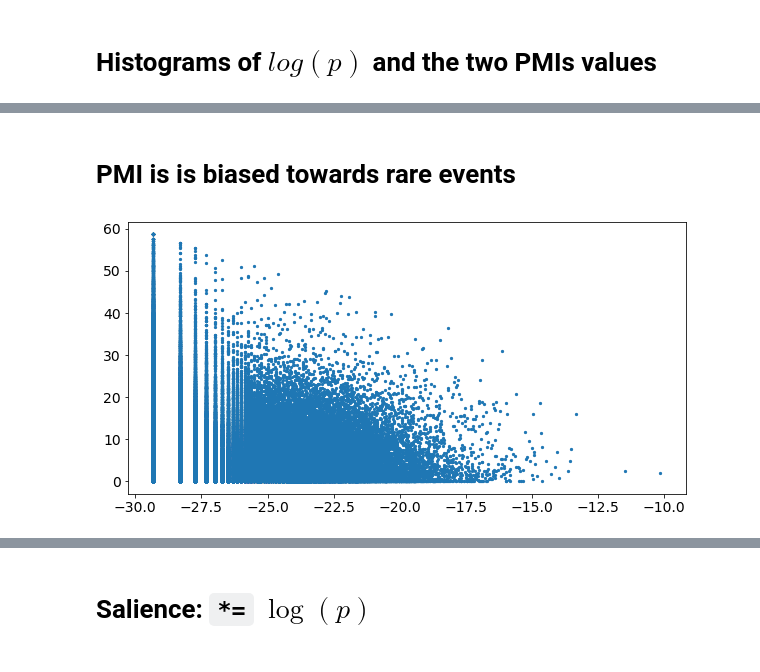
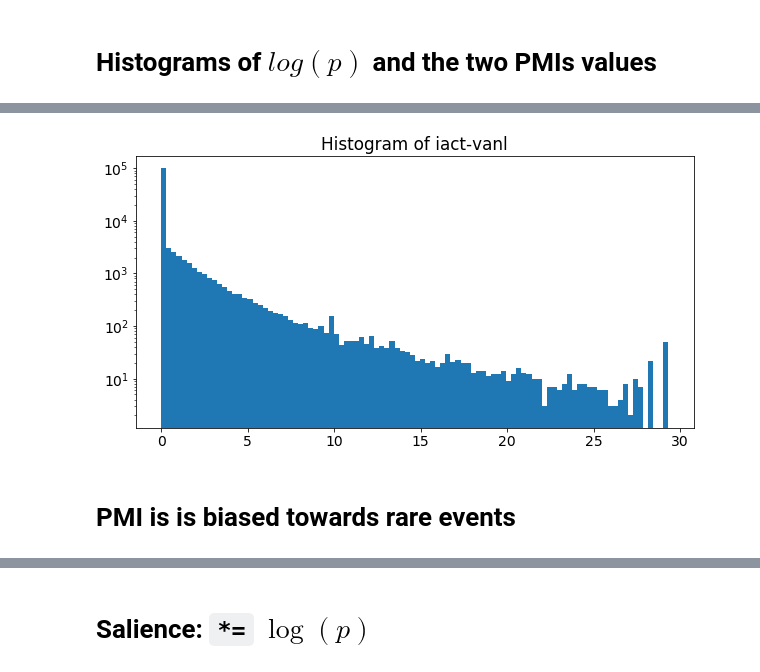
Before and after one commit to makrai/verb-tensor, a Jupyter notebook: weight_distri.ipynb, the cells around one changed output, grey strips where cells are left out. Drawn from its saved outputs; the diff is of its cells as text; code cells hidden in the pictures.

```diff
--- a/weight_distri.ipynb
+++ b/weight_distri.ipynb
@@ -50,6 +53,6 @@ _ = plt.hist(df.iact_vanl, bins=100, log=True)
+# %%
+hist_and_save('iact_vanl')
+# %% [output]
+[figure, added]
 # %% [markdown]
 # PMI is is biased towards rare events
-# %%
-_ = plt.scatter(df.log_prob, df.pmi_vanl, s=5)
-# %% [output]
-[figure, removed]
```
Also changed, not shown: parts of 32 cells of this notebook, 1 other file.
